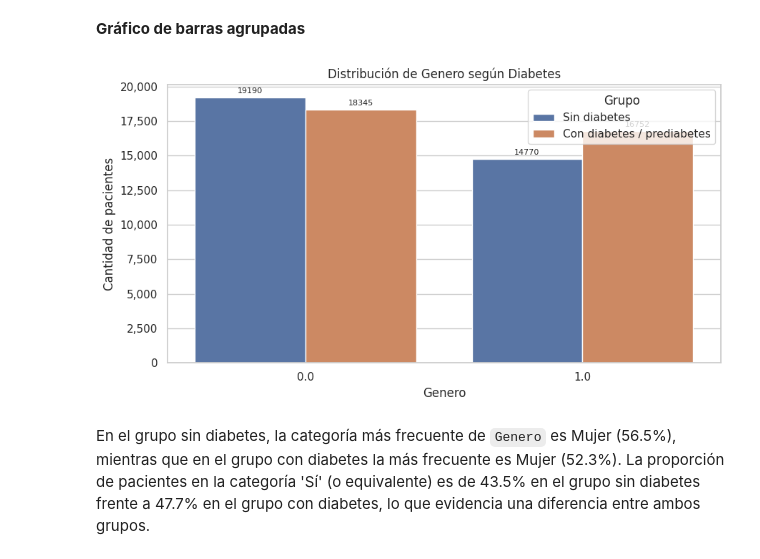
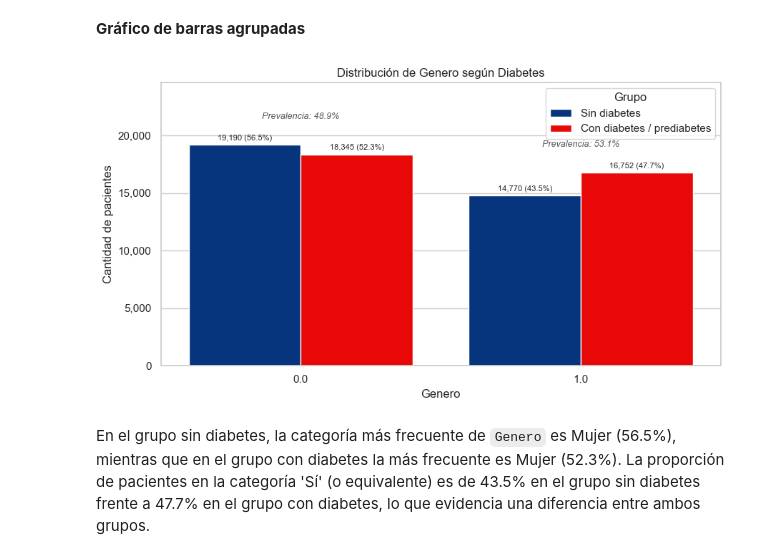
Before and after one commit to abrahanb123/book_phyton, a Jupyter notebook: notebooks/eda_bivariado_diabetes2.ipynb, the cells around one changed output. Saved outputs shown, nothing was run; the diff lists cells and outputs as text; code cells hidden in the pictures.

```diff
--- a/notebooks/eda_bivariado_diabetes2.ipynb
+++ b/notebooks/eda_bivariado_diabetes2.ipynb
@@ -1124,7 +1210,7 @@ df_plot['grupo'] = df_plot[target].map(etiquetas_diabetes)
 
 plt.figure(figsize=(9, 5))
 ax = sns.barplot(x='categoria', y='n', hue='grupo', data=df_plot,
-                  palette=['#4C72B0', '#DD8452'], dodge=True)
+                  palette=paleta_lista, saturation=1, dodge=True)
 
 for container in ax.containers:
     grupo_lbl = container.get_label()
@@ -1137,6 +1223,8 @@ plt.xlabel('eps')
 plt.ylabel('Cantidad de pacientes')
 plt.gca().yaxis.set_major_formatter(mticker.FuncFormatter(lambda x, _: f'{int(x):,}'))
 plt.legend(title='Grupo')
+plt.ylim(0, df_plot['n'].max() * 1.28)
+anotar_prevalencia(ax, df_plot, 'eps', df, target)
 plt.tight_layout()
 plt.show()
 # %% [output]
@@ -1188,7 +1276,7 @@ df_plot['grupo'] = df_plot[target].map(etiquetas_diabetes)
 
 plt.figure(figsize=(9, 5))
 ax = sns.barplot(x='categoria', y='n', hue='grupo', data=df_plot,
-                  palette=['#4C72B0', '#DD8452'], dodge=True)
+                  palette=paleta_lista, saturation=1, dodge=True)
 
 for container in ax.containers:
     grupo_lbl = container.get_label()
@@ -1201,6 +1289,8 @@ plt.xlabel('AfordabilidadMedica')
 plt.ylabel('Cantidad de pacientes')
 plt.gca().yaxis.set_major_formatter(mticker.FuncFormatter(lambda x, _: f'{int(x):,}'))
 plt.legend(title='Grupo')
+plt.ylim(0, df_plot['n'].max() * 1.28)
+anotar_prevalencia(ax, df_plot, 'AfordabilidadMedica', df, target)
 plt.tight_layout()
 plt.show()
 # %% [output]
@@ -1258,7 +1348,7 @@ df_plot['grupo'] = df_plot[target].map(etiquetas_diabetes)
 
 plt.figure(figsize=(9, 5))
 ax = sns.barplot(x='categoria', y='n', hue='grupo', data=df_plot,
-                  palette=['#4C72B0', '#DD8452'], dodge=True)
+                  palette=paleta_lista, saturation=1, dodge=True)
 
 for container in ax.containers:
     grupo_lbl = container.get_label()
@@ -1271,6 +1361,8 @@ plt.xlabel('SaludG')
 plt.ylabel('Cantidad de pacientes')
 plt.gca().yaxis.set_major_formatter(mticker.FuncFormatter(lambda x, _: f'{int(x):,}'))
 plt.legend(title='Grupo')
+plt.ylim(0, df_plot['n'].max() * 1.28)
+anotar_prevalencia(ax, df_plot, 'SaludG', df, target)
 plt.tight_layout()
 plt.show()
 # %% [output]
@@ -1322,7 +1414,7 @@ df_plot['grupo'] = df_plot[target].map(etiquetas_diabetes)
 
 plt.figure(figsize=(9, 5))
 ax = sns.barplot(x='categoria', y='n', hue='grupo', data=df_plot,
-                  palette=['#4C72B0', '#DD8452'], dodge=True)
+                  palette=paleta_lista, saturation=1, dodge=True)
 
 for container in ax.containers:
     grupo_lbl = container.get_label()
@@ -1335,6 +1427,8 @@ plt.xlabel('DificultadCaminar')
 plt.ylabel('Cantidad de pacientes')
 plt.gca().yaxis.set_major_formatter(mticker.FuncFormatter(lambda x, _: f'{int(x):,}'))
 plt.legend(title='Grupo')
+plt.ylim(0, df_plot['n'].max() * 1.28)
+anotar_prevalencia(ax, df_plot, 'DificultadCaminar', df, target)
 plt.tight_layout()
 plt.show()
 # %% [output]
@@ -1383,26 +1477,28 @@ tabla_Genero
 # %%
 df_plot = tabla_Genero.copy()
 df_plot['grupo'] = df_plot[target].map(etiquetas_diabetes)
 
 plt.figure(figsize=(9, 5))
 ax = sns.barplot(x='categoria', y='n', hue='grupo', data=df_plot,
-                  palette=['#4C72B0', '#DD8452'], dodge=True)
+                  palette=paleta_lista, saturation=1, dodge=True)
 
 for container in ax.containers:
     grupo_lbl = container.get_label()
     porcentajes = df_plot.loc[df_plot['grupo'] == grupo_lbl, 'porcentaje'].values
     labels = [f"{int(v):,} ({p:.1f}%)" for v, p in zip(container.datavalues, porcentajes)]
     ax.bar_label(container, labels=labels, padding=3, fontsize=8)
 
 plt.title('Distribución de Genero según Diabetes')
 plt.xlabel('Genero')
 plt.ylabel('Cantidad de pacientes')
 plt.gca().yaxis.set_major_formatter(mticker.FuncFormatter(lambda x, _: f'{int(x):,}'))
 plt.legend(title='Grupo')
+plt.ylim(0, df_plot['n'].max() * 1.28)
+anotar_prevalencia(ax, df_plot, 'Genero', df, target)
 plt.tight_layout()
 plt.show()
 # %% [output]
-[figure, old version]
+[figure, new version]
 # %% [markdown]
 En el grupo sin diabetes, la categoría más frecuente de `Genero` es Mujer (56.5%), mientras que en el grupo con diabetes la más frecuente es Mujer (52.3%). La proporción de pacientes en la categoría 'Sí' (o equivalente) es de 43.5% en el grupo sin diabetes frente a 47.7% en el grupo con diabetes, lo que evidencia una diferencia entre ambos grupos.
 # %% [markdown]
```
Also changed, not shown: parts of 37 cells of this notebook, 3 other files.
